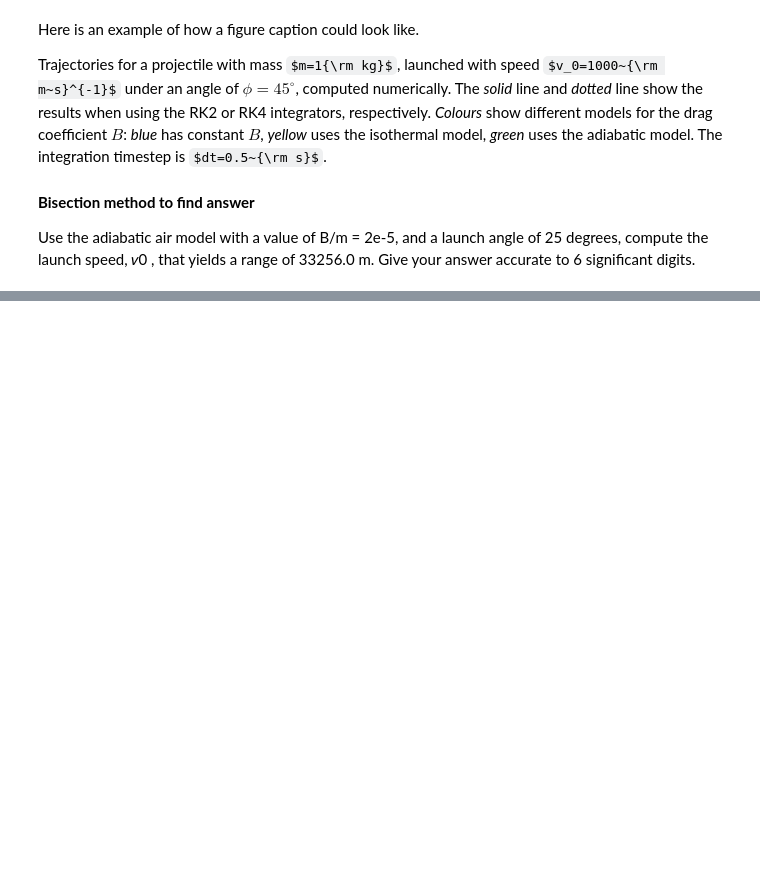
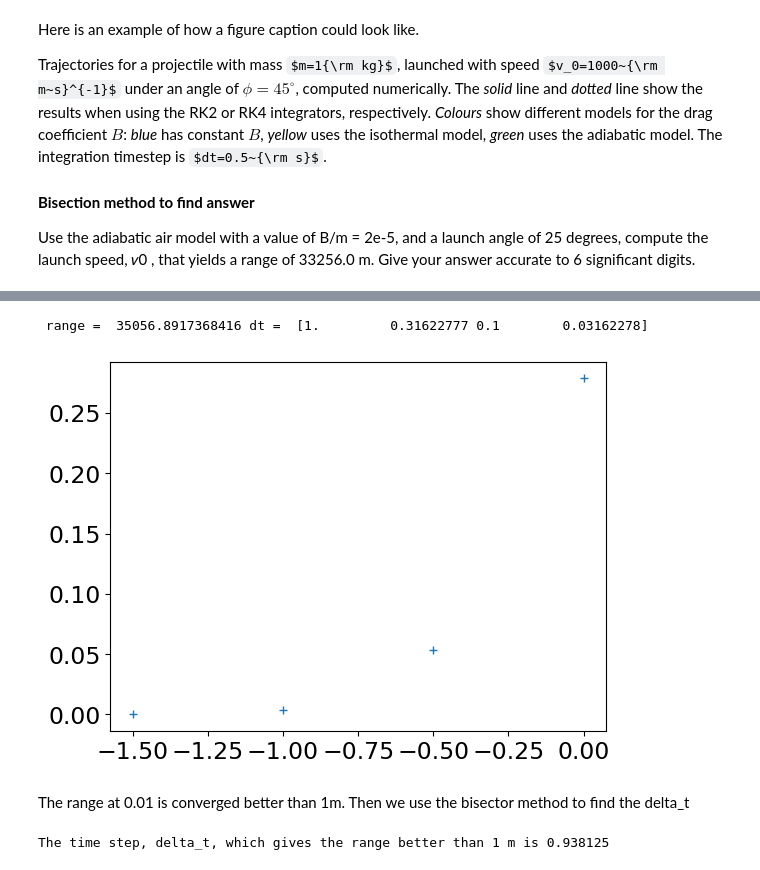
Before and after one commit to keithonpy/Scientific_Computing, a Jupyter notebook: 2. Projectile Motion/projectile_motion.ipynb, the cells around one changed output, grey strips where cells are left out. Cells and saved outputs as stored; diff of their text form; code cells hidden in the pictures; some formulas as TeX source; blank space fills up the shorter version.

```diff
--- a/2. Projectile Motion/projectile_motion.ipynb
+++ b/2. Projectile Motion/projectile_motion.ipynb
@@ -457,0 +449,60 @@ The required speed to have a range of 33256 is 813.6988226024187 ms^(-1)
+# %%
+# to find the range of delta t
+v0       =  1000   # Initial velocity (m/s)
+phi_deg  = 45      # Initial angle (deg)
+t0       = 0       # launch time (s)
+t1       = 200.    # maximum duration of flight (s)
+B_m      = 4.5e-5  # Drag coeffecient divided by projectile's mass, B/m (1/kg)
+
+# first determine required accuracy of RK4 - delta_t=0.01 is accurate to better than 1 m
+phi      = phi_deg * np.pi / 180.
+delta_ts = 10.**(np.arange(0,-2,-0.5))
+ranges   = []
+for delta_t in delta_ts:
+    x0 = np.array([0, 0, v0*np.cos(phi), v0*np.sin(phi)])
+    t0      = 0.
+    t1      = 200.
+    #print(delta_t)
+    cannon=Cannonball(B_m,airmodel='adiabatic')
+    solver = RK4Solver(cannon)
+    solver.solve(x0,t0,t1,delta_t,terminateCondition=negativeY)
+    ranges.append(cannon_range(solver))
+
+plt.plot(np.log10(delta_ts), abs(ranges-ranges[-1]),'+')
+ans = ranges[-1]
+print(' range = ', ans, 'dt = ', delta_ts)
+# %% [output]
+ range =  35056.8917368416 dt =  [1.         0.31622777 0.1        0.03162278]
+[figure, added]
+# %% [markdown]
+The range at 0.01 is converged better than 1m. Then we use the bisector method to find the delta_t
+# %%
+v0       =  1000   # Initial velocity (m/s)
+phi_deg  = 45      # Initial angle (deg)
+t0       = 0       # launch time (s)
+t1       = 200.    # maximum duration of flight (s)
+B_m      = 4.5e-5  # Drag coeffecient divided by projectile's mass, B/m (1/kg)
+
+# first determine required accuracy of RK4 - delta_t=0.01 is accurate to better than 1 m
+phi      = phi_deg * np.pi / 180.
+
+x0 = np.array([0, 0, v0*np.cos(phi), v0*np.sin(phi)])
+t0      = 0.
+t1      = 200.
+
+dt_a, dt_b = 1, 0.01
+ranges = 0
+while abs(ranges - ans) > 1 or abs(ranges - ans) < 0.5:
+    delta_t = (dt_a + dt_b) / 2
+    cannon=Cannonball(B_m,airmodel='adiabatic')
+    solver = RK4Solver(cannon)
+    solver.solve(x0,t0,t1,delta_t,terminateCondition=negativeY)
+    ranges = cannon_range(solver)
+    if abs(ranges - ans) > 1:
+        dt_a = delta_t
+    else:
+        dt_b = delta_t
+
+print(f"The time step, delta_t, which gives the range better than 1 m is {delta_t}")
+# %% [output]
+The time step, delta_t, which gives the range better than 1 m is 0.938125
```
Also changed, not shown: parts of 4 cells of this notebook.
